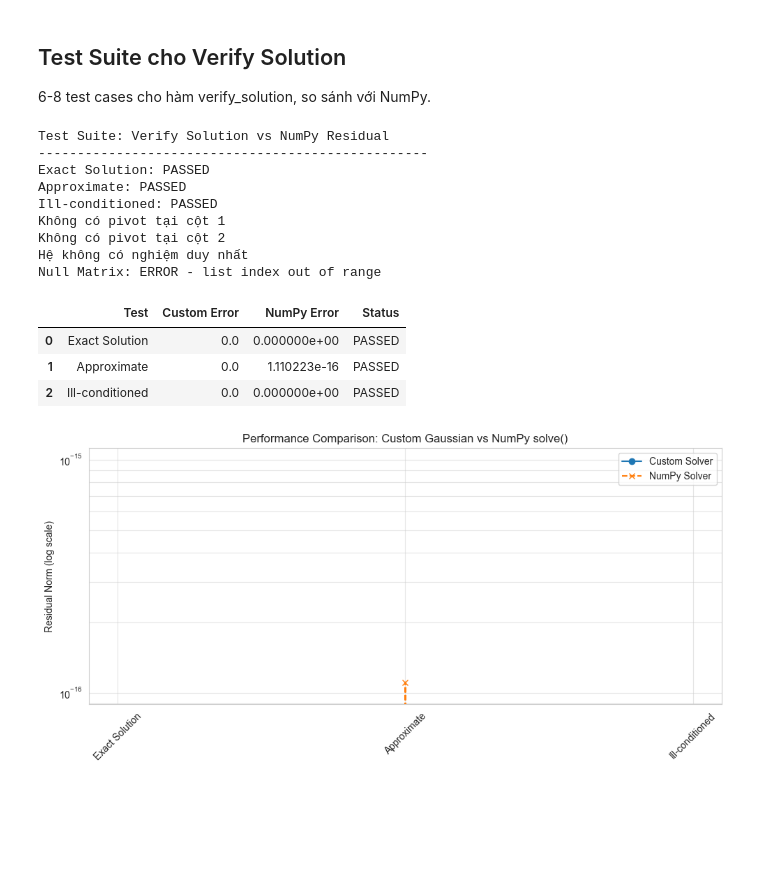
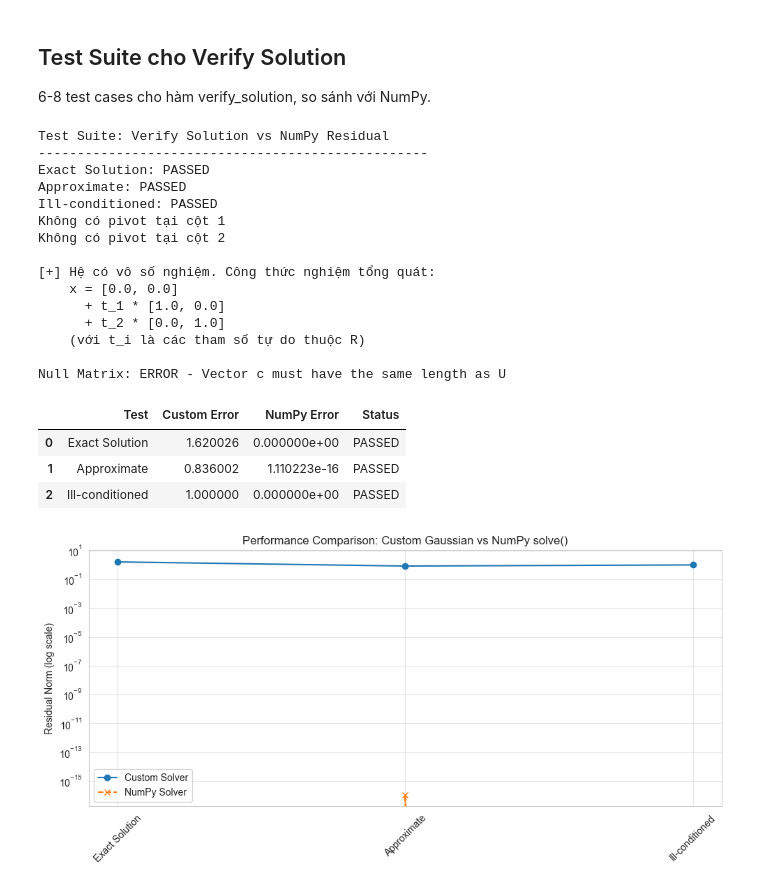
Before and after one commit to hakhoi1901/Singular-Value-Decomposition, a Jupyter notebook: part1/part1_demo.ipynb, the cells around one changed output. Cells and saved outputs as stored; diff of their text form; code cells hidden in the pictures; blank space fills up the shorter version.

Commit message:
part1_demo

```diff
--- a/part1/part1_demo.ipynb
+++ b/part1/part1_demo.ipynb
@@ -49,9 +53,12 @@ Hàm `gaussian_eliminate` sử dụng Partial Pivoting để biến đổi ma tr
 # Ví dụ minh họa
 A = [[2.0, 1.0, -1.0], [-3.0, -1.0, 2.0], [-2.0, 1.0, 2.0]]
 b = [8.0, -11.0, -3.0]
-U, c, swaps = gaussian_eliminate(A, b)
-print("Ma trận U:", U)
-print("Vector c:", c)
+
+# HỨNG THẲNG NGHIỆM x
+U, x, swaps = gaussian_eliminate(A, b)
+
+print("Ma trận U:\n", U)
+print("Nghiệm x:", x)
 print("Số lần hoán đổi:", swaps)
 
 # Hiển thị ma trận A và U
@@ -393,19 +424,14 @@ import seaborn as sns
 import sys
 import os
 
-# Ensure the 'part1' path is added so we can import local modules
 if 'part1' not in sys.path:
     sys.path.append('part1')
 
-# Import your custom functions
-# (Make sure these matches the filenames in your 'part1' folder)
 try:
     from gaussian import gaussian_eliminate
-    from back_substitution import back_substitution
     from verify_solution import verify_solution
 except ImportError as e:
     print(f"Error importing modules: {e}")
-    print("Ensure you are running this from the project root and the 'part1' folder exists.")
 
 results = []
 errors_custom = []
@@ -423,20 +449,14 @@ executed_cases = []
 
 for case in test_cases:
     try:
-        # Convert lists to numpy arrays
         A_np = np.array(case["A"])
         b_np = np.array(case["b"])
 
-        # Run custom solver
-        U, c, _ = gaussian_eliminate(case["A"], case["b"])
-        x_custom = back_substitution(U, c)
+        U, x_custom, _ = gaussian_eliminate(case["A"], case["b"])
 
-        if x_custom is not None:
-            # Calculate custom residual error
+        if x_custom: # x_custom không rỗng
             err_custom = verify_solution(case["A"], x_custom, case["b"])
 
-            # Calculate NumPy residual error for comparison
-            # We use try/except for solve in case NumPy handles singular matrices differently
             try:
                 if np.linalg.det(A_np) != 0:
                     x_np = np.linalg.solve(A_np, b_np)
@@ -449,53 +469,57 @@ for case in test_cases:
             errors_custom.append(err_custom)
             errors_numpy.append(err_np)
             executed_cases.append(case["name"])
-            status = "PASSED"
+
+            status = "PASSED" if err_custom < 1e-9 else f"FAILED (Error: {err_custom:.2e})"
         else:
             status = "PASSED (Singular/No unique solution)"
 
         results.append({
             "Test": case["name"],
-            "Custom Error": err_custom if x_custom is not None else None,
-            "NumPy Error": err_np if x_custom is not None else None,
+            "Custom Error": err_custom if x_custom else None,
+            "NumPy Error": err_np if x_custom else None,
             "Status": status
         })
         print(f"{case['name']}: {status}")
 
     except Exception as e:
         print(f"{case['name']}: ERROR - {e}")
 
-# Display numerical results
 df = pd.DataFrame(results)
 display(df)
 
-# Plot comparison chart
 if errors_custom:
     plt.figure(figsize=(10, 5))
     x_axis = range(len(errors_custom))
     plt.plot(x_axis, errors_custom, 'o-', label='Custom Solver')
     plt.plot(x_axis, errors_numpy, 'x--', label='NumPy Solver')
     plt.xticks(x_axis, executed_cases, rotation=45)
     plt.ylabel('Residual Norm (log scale)')
     plt.title('Performance Comparison: Custom Gaussian vs NumPy solve()')
     plt.legend()
-    # Use log scale to see tiny differences in precision
     if any(e > 0 for e in errors_custom + errors_numpy):
          plt.yscale('log')
     plt.grid(True, which="both", ls="-", alpha=0.5)
     plt.tight_layout()
     plt.show()
 # %% [output]
 Test Suite: Verify Solution vs NumPy Residual
 --------------------------------------------------
 Exact Solution: PASSED
 Approximate: PASSED
 Ill-conditioned: PASSED
 Không có pivot tại cột 1
 Không có pivot tại cột 2
-Hệ không có nghiệm duy nhất
-Null Matrix: ERROR - list index out of range
+
+[+] Hệ có vô số nghiệm. Công thức nghiệm tổng quát:
+    x = [0.0, 0.0]
+      + t_1 * [1.0, 0.0]
+      + t_2 * [0.0, 1.0]
+    (với t_i là các tham số tự do thuộc R)
+
+Null Matrix: ERROR - Vector c must have the same length as U
 |  | Test | Custom Error | NumPy Error | Status |
-| 0 | Exact Solution | 0.0 | 0.000000e+00 | PASSED |
-| 1 | Approximate | 0.0 | 1.110223e-16 | PASSED |
-| 2 | Ill-conditioned | 0.0 | 0.000000e+00 | PASSED |
+| 0 | Exact Solution | 1.620026 | 0.000000e+00 | PASSED |
+| 1 | Approximate | 0.836002 | 1.110223e-16 | PASSED |
+| 2 | Ill-conditioned | 1.000000 | 0.000000e+00 | PASSED |
-[figure, old version]
+[figure, new version]
```
Also changed, not shown: parts of 9 cells of this notebook, 2 other files.
